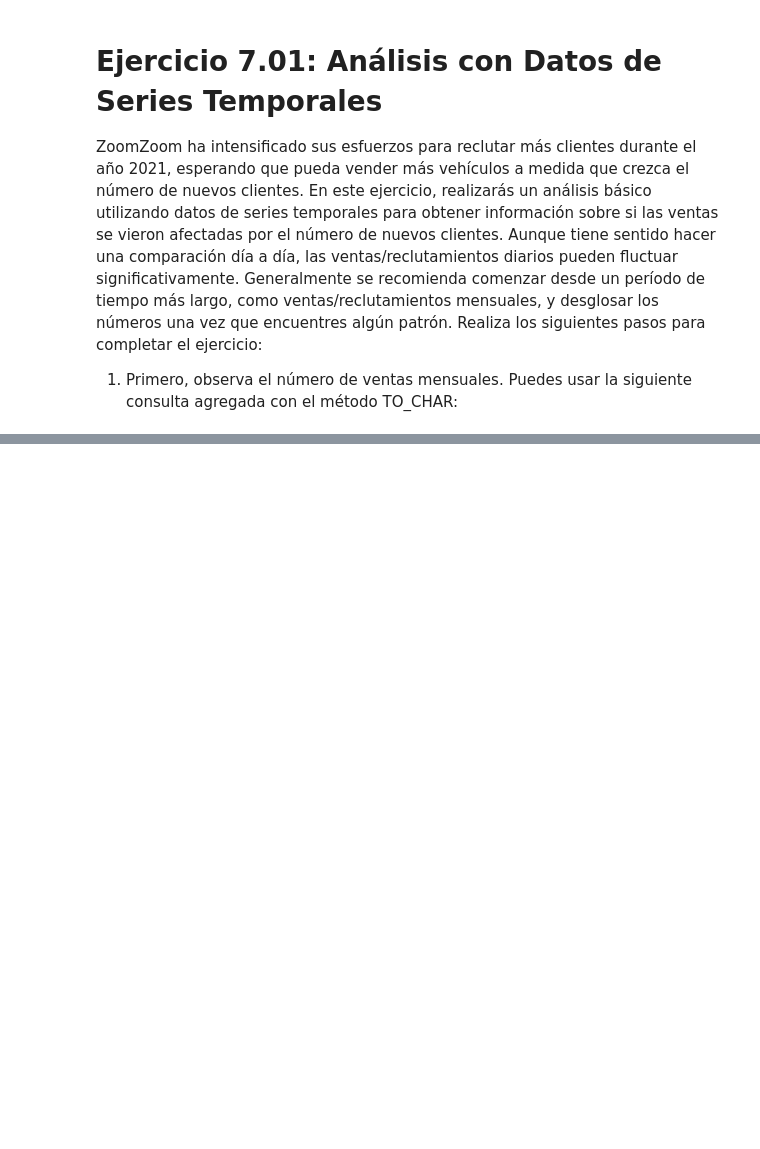
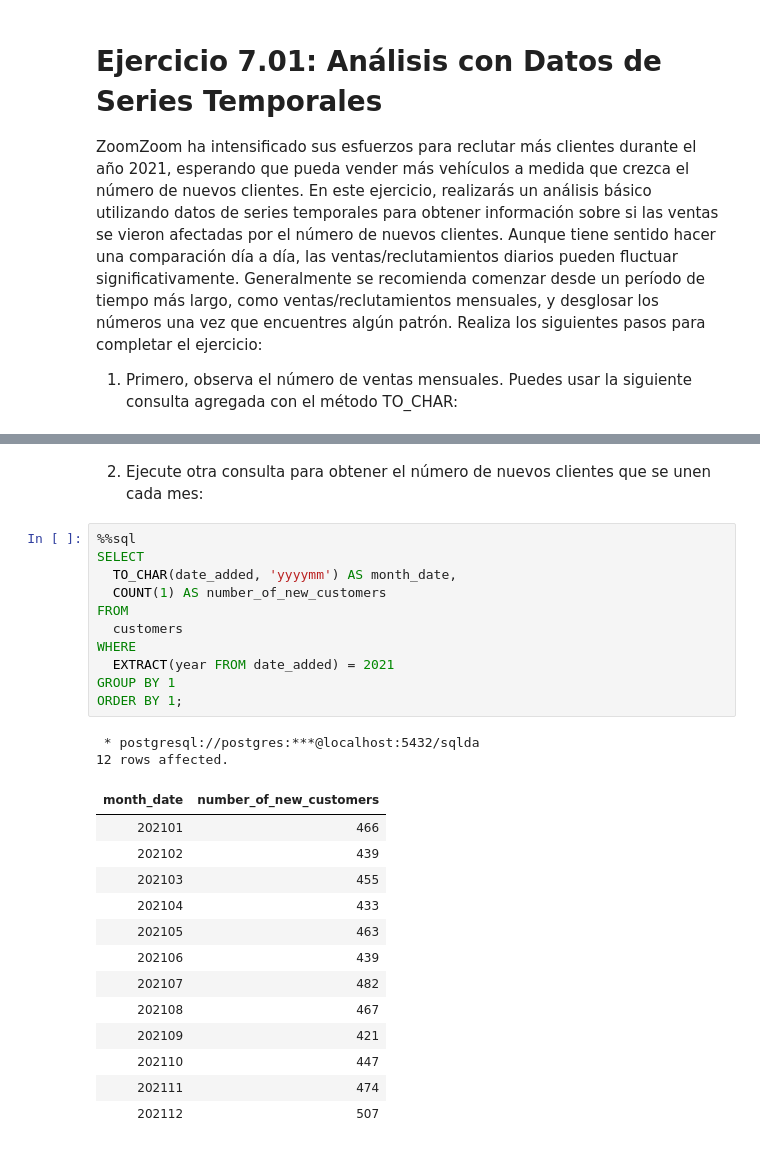
Before and after one commit to limspiga/data-modeling, a Jupyter notebook: 07_data_modeling_for_marketing.ipynb, the cells around one changed output, grey strips where cells are left out. Drawn from its saved outputs; the diff is of its cells as text; blank space fills up the shorter version.

```diff
--- a/07_data_modeling_for_marketing.ipynb
+++ b/07_data_modeling_for_marketing.ipynb
@@ -260,0 +287,29 @@ Realiza los siguientes pasos para completar el ejercicio:
+# %% [markdown]
+2. Ejecute otra consulta para obtener el número de nuevos clientes que se unen cada mes:
+# %%
+%%sql
+SELECT
+  TO_CHAR(date_added, 'yyyymm') AS month_date,
+  COUNT(1) AS number_of_new_customers
+FROM
+  customers
+WHERE
+  EXTRACT(year FROM date_added) = 2021
+GROUP BY 1
+ORDER BY 1;
+# %% [output]
+ * postgresql://postgres:***@localhost:5432/sqlda
+12 rows affected.
+| month_date | number_of_new_customers |
+| 202101 | 466 |
+| 202102 | 439 |
+| 202103 | 455 |
+| 202104 | 433 |
+| 202105 | 463 |
+| 202106 | 439 |
+| 202107 | 482 |
+| 202108 | 467 |
+| 202109 | 421 |
+| 202110 | 447 |
+| 202111 | 474 |
+| 202112 | 507 |
```
Also changed, not shown: parts of 64 cells of this notebook.
